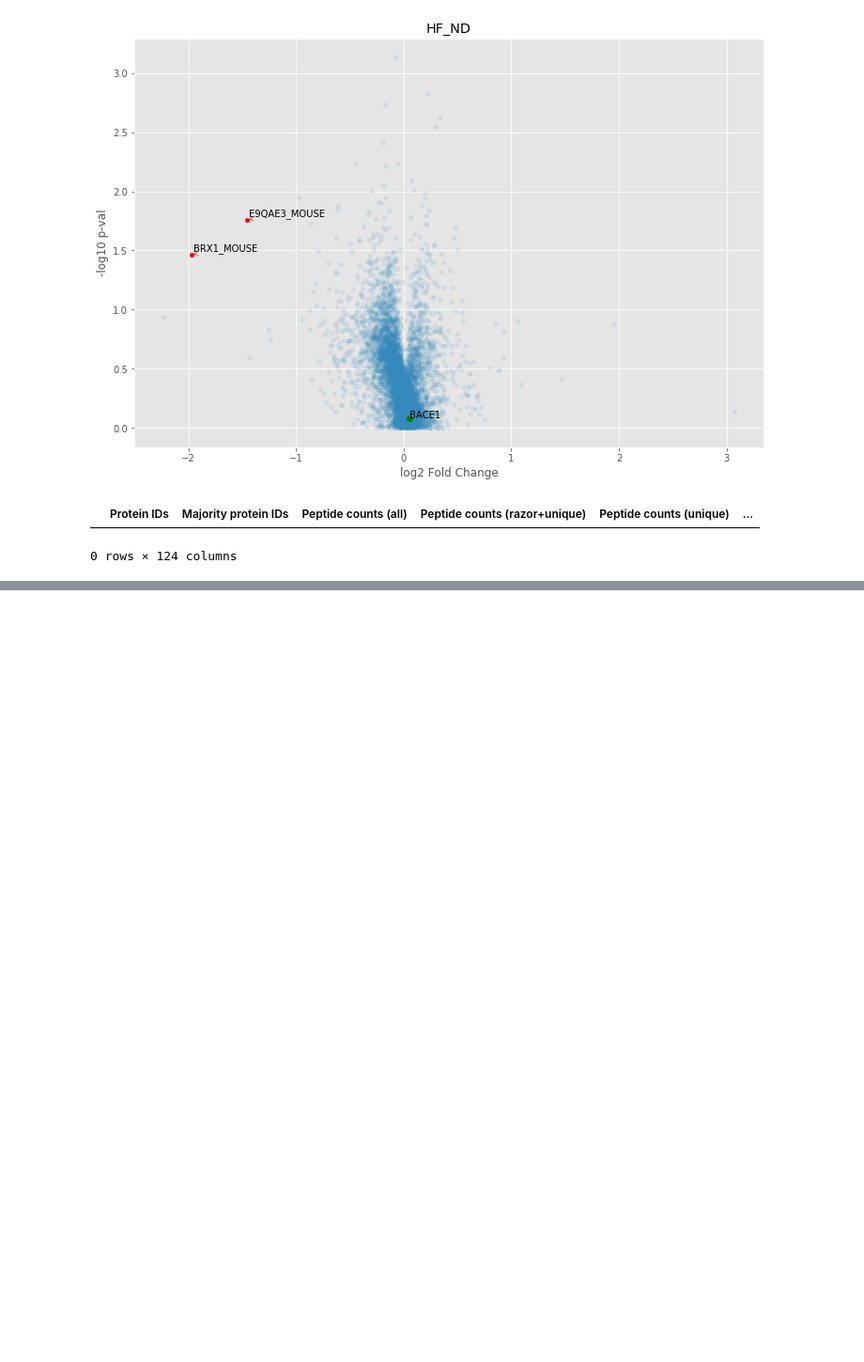
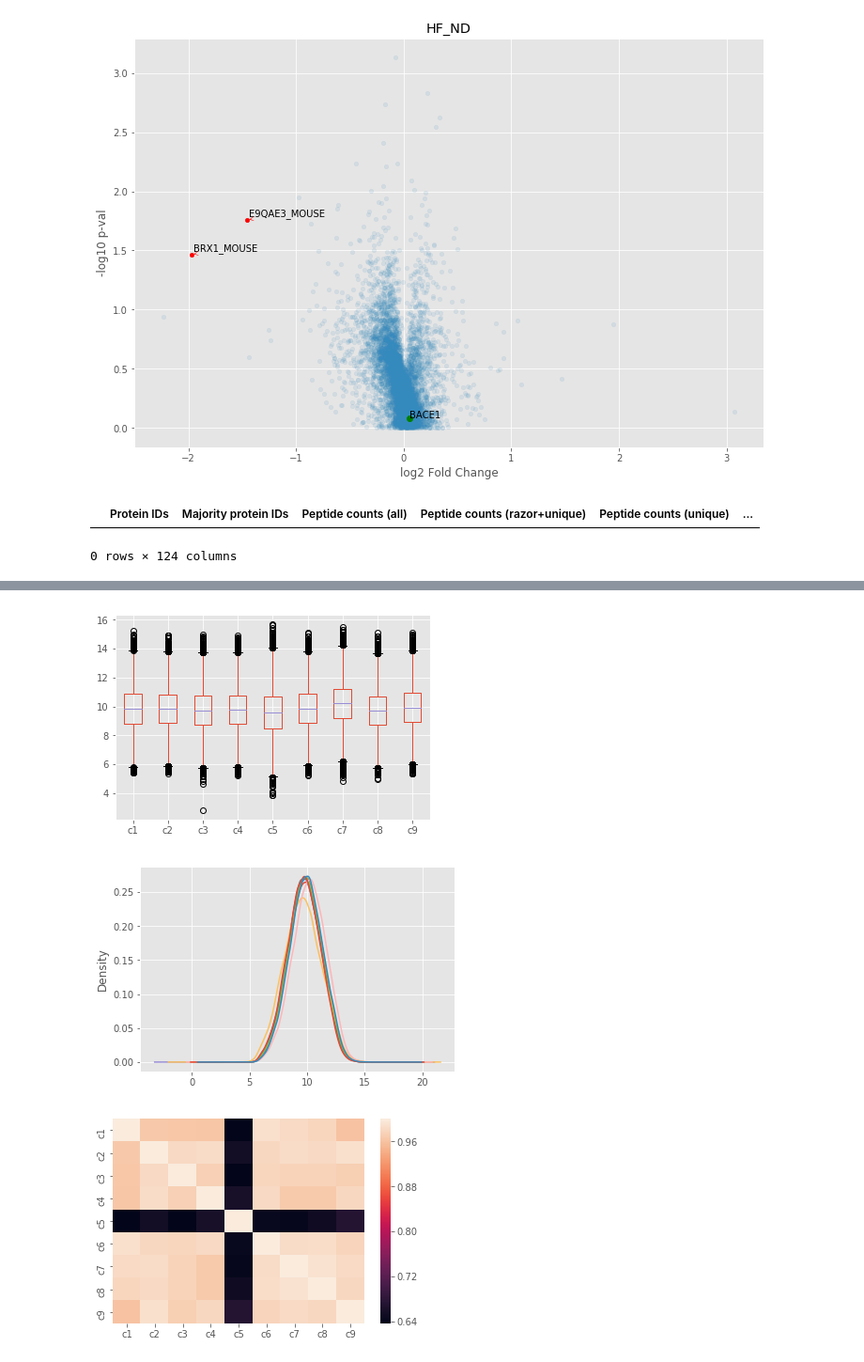
Before and after one commit to mtinti/jennifer2, a Jupyter notebook: Hypothalamus.ipynb, the cells around one changed output, grey strips where cells are left out. Shown at 94% size. Drawn from its saved outputs; the diff is of its cells as text; code cells hidden in the pictures; blank space fills up the shorter version.

```diff
--- a/Hypothalamus.ipynb
+++ b/Hypothalamus.ipynb
@@ -449,3 +462,6 @@ df.loc[hippo_df[hippo_df['HF_ND_pvalue_corr']<0.05].index.values]
 0 rows × 124 columns
 # %%
 hippo_df.to_csv('Hypothalamus.csv')
+# %%
+df = pd.read_table('D:/michele/jennifer/indata/Hypothalamus/combined/txt/evidence.txt')
+df.head()
@@ -451,0 +476,21 @@ hippo_df.to_csv('Hypothalamus.csv')
+# %%
+df = df[df['Reverse']!='+']
+df = df[df['Potential contaminant']!='+']
+#df['Fraction'].value_counts()
+temp = df[['Sequence','Proteins']]
+temp.drop_duplicates(subset=['Sequence'],inplace=True)
+temp.set_index('Sequence',inplace=True)
+pep_to_prot = temp.to_dict()
+# %%
+data=df[['Sequence', 'Experiment',
+       'Reporter intensity corrected 1', 'Reporter intensity corrected 2',
+       'Reporter intensity corrected 3', 'Reporter intensity corrected 4',
+       'Reporter intensity corrected 5', 'Reporter intensity corrected 6',
+       'Reporter intensity corrected 7', 'Reporter intensity corrected 8',
+       'Reporter intensity corrected 9']]
+# %%
+res = data.groupby(['Sequence', 'Experiment']).sum().unstack()
+res.columns = [n[0] + ' '+ n[1] for n in res.columns]
+res.replace(0,np.nan,inplace=True)
+#res.dropna(inplace=True)
+res.head()
@@ -451,0 +505,14 @@ hippo_df.to_csv('Hypothalamus.csv')
+# %%
+Hippo = res.copy()
+#Hippo.dropna(inplace=True)
+Hippo.columns = ['c'+str(n) for n in range(1,10)]
+np.log1p(Hippo).plot(kind='box')
+plt.show()
+np.log1p(Hippo).plot(kind='kde',legend=False)
+plt.show()
+sns.heatmap(Hippo.corr())
+plt.show()
+# %% [output]
+[figure, added]
+[figure, added]
+[figure, added]
```
Also changed, not shown: parts of 15 cells of this notebook, 27 other files.
